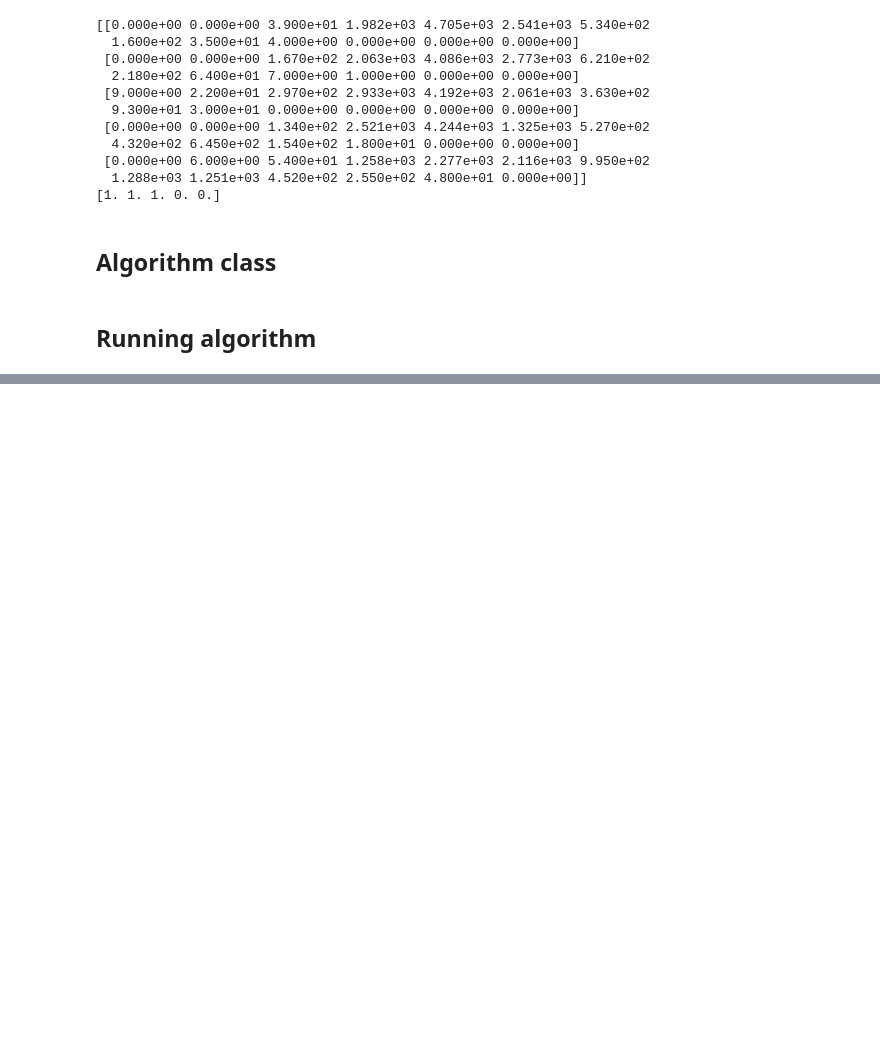
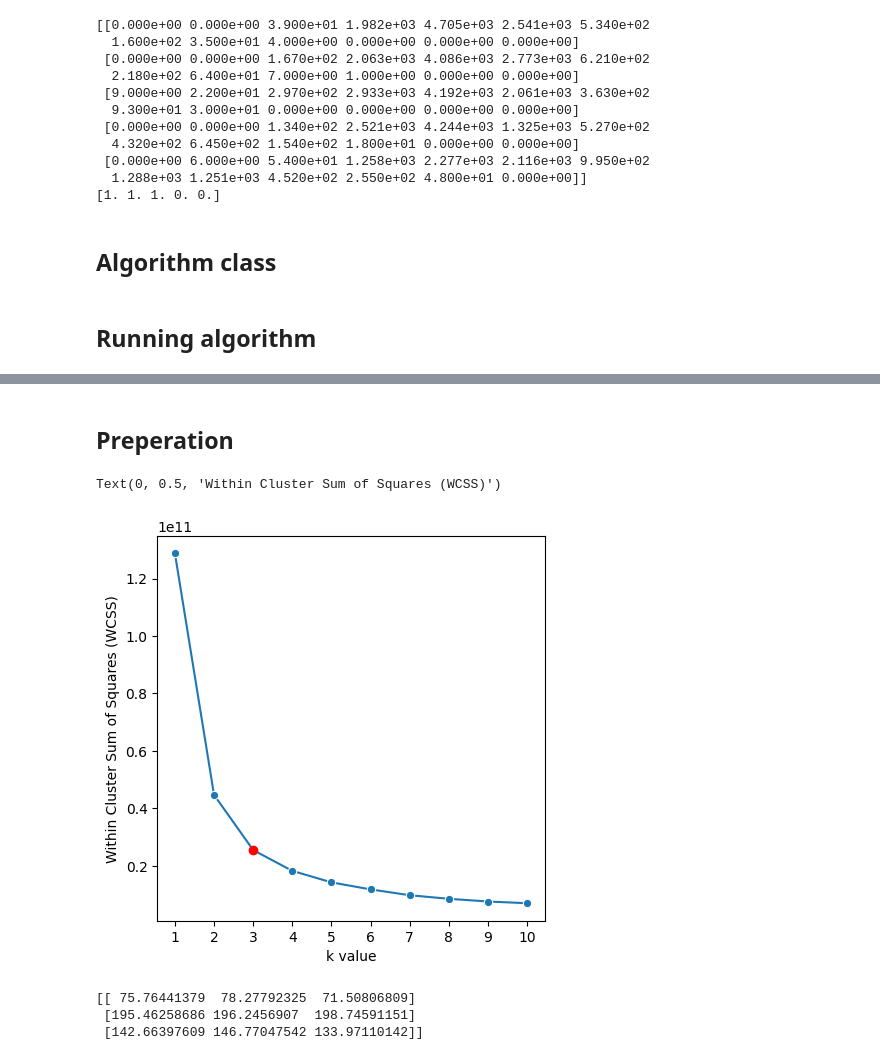
Before and after one commit to Cyrkryta/UCPH-ITDS-Assignments, a Jupyter notebook: Assignment-3/assignment3.ipynb, the cells around one changed output, grey strips where cells are left out. Drawn from its saved outputs; the diff is of its cells as text; code cells hidden in the pictures; blank space fills up the shorter version.

```diff
--- a/Assignment-3/assignment3.ipynb
+++ b/Assignment-3/assignment3.ipynb
@@ -127,0 +166,2 @@ array([[2.19924812e+00, 1.40018797e+01, 1.73727444e+02, 1.40094549e+03,
+# %% [markdown]
+## Preperation
@@ -127,0 +173,39 @@ array([[2.19924812e+00, 1.40018797e+01, 1.73727444e+02, 1.40094549e+03,
+# %%
+# Loading image
+im = imread("./dog.jpg")
+img_size = im.shape
+X = im.reshape(img_size[0] * img_size[1], img_size[2])
+# %%
+# Initialization
+starting_point_list = np.unique(X, axis=0)
+# %%
+# Finding optimal k
+sum_squared_distances = []
+for k in range(1, 11):
+    kMeans = KMeans(n_clusters=k, algorithm="lloyd", n_init=1, init=starting_point_list[:k]).fit(X)
+    sum_squared_distances.append(kMeans.inertia_)
+# %%
+# Plotting the sum squared distances
+plt.figure(figsize=(5, 5))
+sns.lineplot(
+    x=range(1,11),
+    y=sum_squared_distances,
+    marker="o",
+    markers=True,
+)
+plt.plot([3], sum_squared_distances[2], marker="o", color="r")
+plt.xticks(range(1, 11))
+plt.xlabel("k value")
+plt.ylabel("Within Cluster Sum of Squares (WCSS)")
+# %% [output]
+Text(0, 0.5, 'Within Cluster Sum of Squares (WCSS)')
+[figure, added]
+# %%
+best_k = 3
+kMeans = KMeans(n_clusters=best_k, algorithm="lloyd", n_init=1, init=starting_point_list[:best_k]).fit(X)
+cluster_centers = kMeans.cluster_centers_
+print(kMeans.cluster_centers_)
+# %% [output]
+[[ 75.76441379  78.27792325  71.50806809]
+ [195.46258686 196.2456907  198.74591151]
+ [142.66397609 146.77047542 133.97110142]]
```
Also changed, not shown: parts of 11 cells of this notebook, 4 other files.
